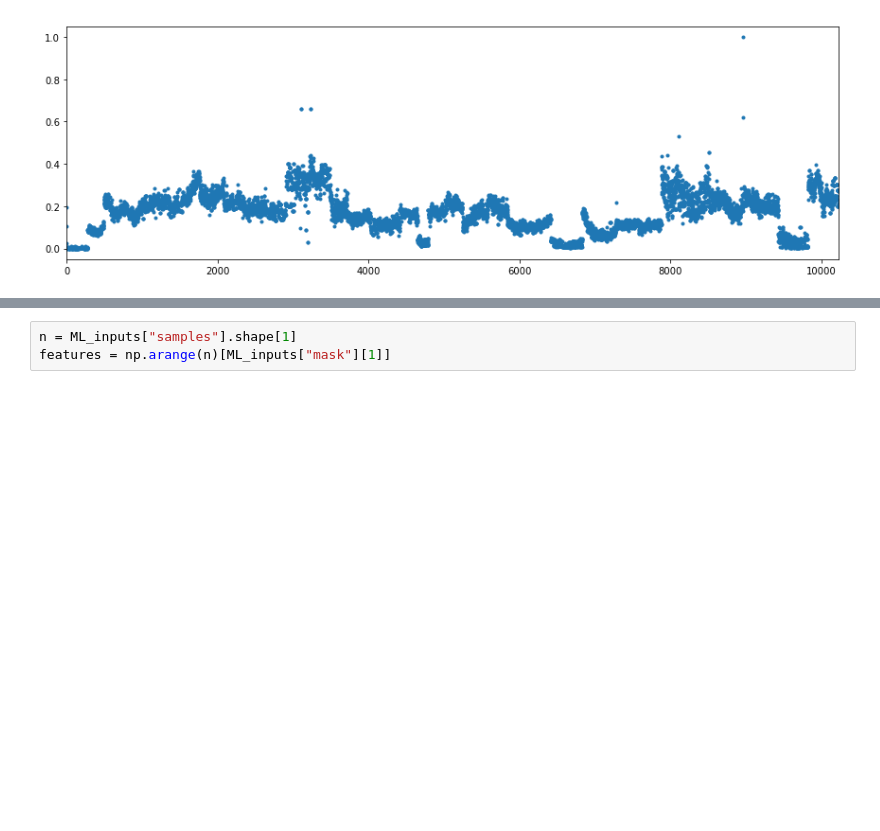
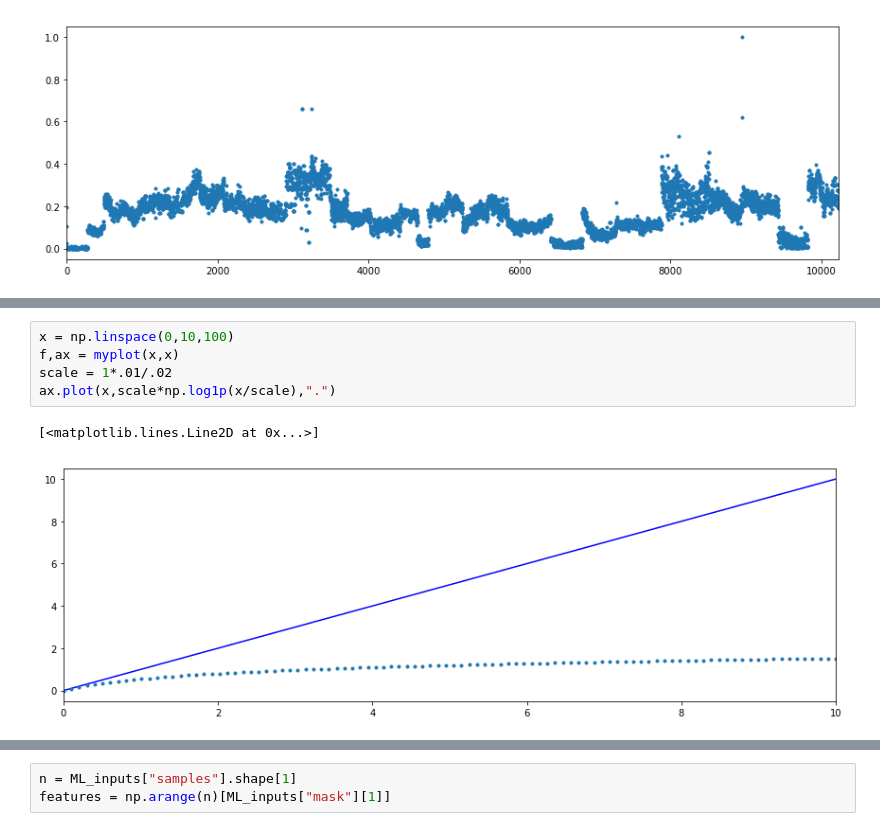
Before and after one commit to tiavlovskiegor24/CRG, a Jupyter notebook: HIV expression.ipynb, the cells around one changed output, grey strips where cells are left out. Saved outputs shown, nothing was run; the diff lists cells and outputs as text; blank space fills up the shorter version.

```diff
--- a/HIV expression.ipynb
+++ b/HIV expression.ipynb
@@ -175,0 +132,8 @@ myplot(array,style=".")
+# %%
+x = np.linspace(0,10,100)
+f,ax = myplot(x,x)
+scale = 1*.01/.02
+ax.plot(x,scale*np.log1p(x/scale),".")
+# %% [output]
+[<matplotlib.lines.Line2D at 0x...>]
+[figure, added]
```
Also changed, not shown: parts of 29 cells of this notebook, 2 other files.
